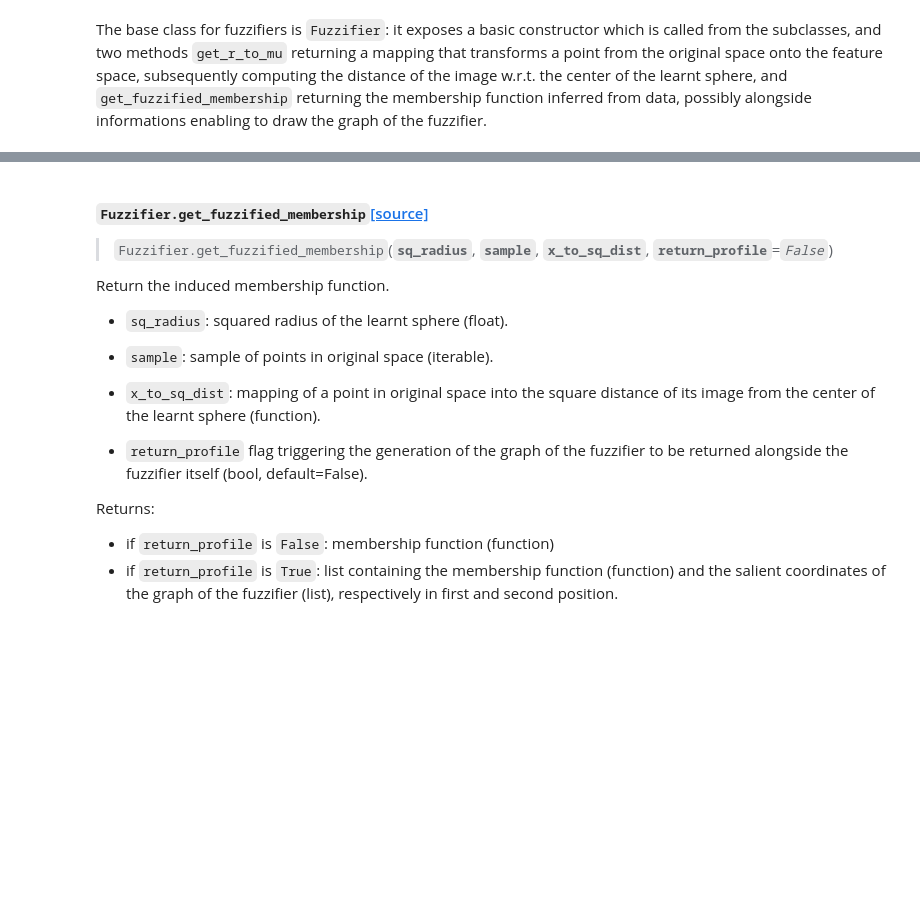
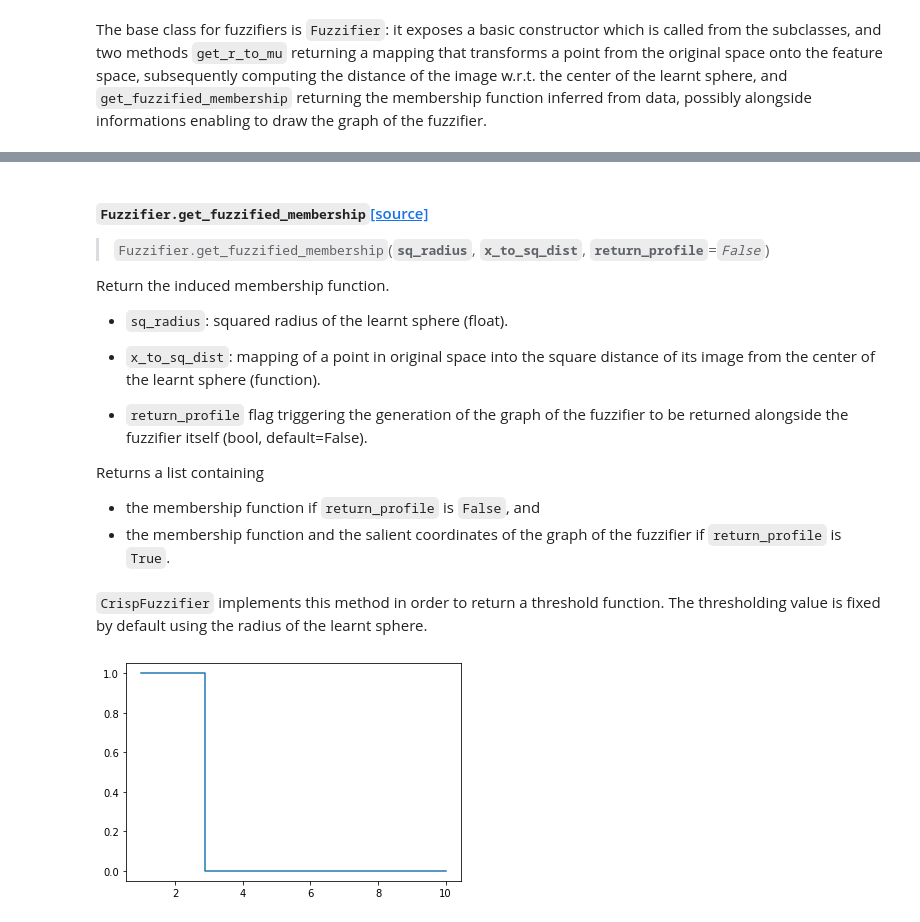
Before and after one commit to ManuelDileo/mulearn, a Jupyter notebook: 01_fuzzifiers.ipynb, the cells around one changed output, grey strips where cells are left out. Saved outputs shown, nothing was run; the diff lists cells and outputs as text; code cells hidden in the pictures; blank space fills up the shorter version.

```diff
--- a/01_fuzzifiers.ipynb
+++ b/01_fuzzifiers.ipynb
@@ -134,15 +267,13 @@ Not implemented in the base fuzzifier class.
 # %%
-show_doc(Fuzzifier.get_fuzzified_membership)
+show_doc(CrispFuzzifier.get_fuzzified_membership)
 # %% [output]
-<h4 id="Fuzzifier.get_fuzzified_membership" class="doc_header"><code>Fuzzifier.get_fuzzified_membership</code><a href="__main__.py#L30" class="source_link" style="float:right">[source]</a></h4>
+<h4 id="Fuzzifier.get_fuzzified_membership" class="doc_header"><code>Fuzzifier.get_fuzzified_membership</code><a href="__main__.py#L27" class="source_link" style="float:right">[source]</a></h4>
 
-> <code>Fuzzifier.get_fuzzified_membership</code>(**`sq_radius`**, **`sample`**, **`x_to_sq_dist`**, **`return_profile`**=*`False`*)
+> <code>Fuzzifier.get_fuzzified_membership</code>(**`sq_radius`**, **`x_to_sq_dist`**, **`return_profile`**=*`False`*)
 
 Return the induced membership function.
 
 - `sq_radius`: squared radius of the learnt sphere (float).
-
-- `sample`: sample of points in original space (iterable).
 
 - `x_to_sq_dist`: mapping of a point in original space into the
   square distance of its image from the center of the learnt sphere
@@ -152,42 +283,22 @@ Return the induced membership function.
   of the fuzzifier to be returned alongside the fuzzifier itself
   (bool, default=False).
 
-Returns:
+Returns a list containing
 
-- if `return_profile` is `False`: membership function (function)
-- if `return_profile` is `True`: list containing the membership
-  function (function) and the salient coordinates of the graph of
-  the fuzzifier (list), respectively in first and
-  second position.
+- the membership function if `return_profile` is `False`, and
+- the membership function and the salient coordinates of the graph of
+  the fuzzifier if `return_profile` is `True`.
-# %%
-# export
-
-class CrispFuzzifier(Fuzzifier):
-    def __init__(self, xs=None, mus=None):
-        super().__init__(xs, mus)
-
-        self.name = 'Crisp'
-        self.latex_name = '$\\hat\\mu_{\\text{crisp}}$'
-
-    def get_r_to_mu(self, SV_square_distance, sample,
-                 estimated_square_distance_from_center):
-        '''Maps distance from center to membership fitting a function
-           having the form r -> 1 if r < r_crisp else 0  '''
-
-        def r_to_mu_prototype(r, r_crisp):
-            result = np.ones(len(r))
-            result[r > r_crisp] = 0
-            return result
-
-        rdata = np.fromiter(map(estimated_square_distance_from_center,
-                                self.xs),
-                            dtype=float)
-        popt, _ = curve_fit(r_to_mu_prototype, rdata, self.mus)
-                            # bounds=((0,), (np.inf,)))
-
-        if popt[0] < 0:
-            raise ValueError('Profile fitting returned a negative parameter')
-        return lambda r: r_to_mu_prototype([r], *popt)[0]
-
-    def __repr__(self):
-        return 'CrispFuzzifier({}, {})'.format(self.xs, self.mus)
+# %% [markdown]
+`CrispFuzzifier` implements this method in order to return a threshold
+function. The thresholding value is fixed by default using the radius of
+the learnt sphere.
+# %%
+cf = CrispFuzzifier([1, 2, 5, 5.5, 7, 8, 9.5, 10],
+                    [1, 1, 1, 0.9, 0.4, 0.1, 0, 0])
+[mu] = cf.get_fuzzified_membership(1, lambda x: x/3)
+
+x = np.linspace(1, 10, 20)
+plt.step(x, list(map(mu, x)))
+plt.show()
+# %% [output]
+[figure, added]
```
Also changed, not shown: parts of 18 cells of this notebook, 3 other files.
